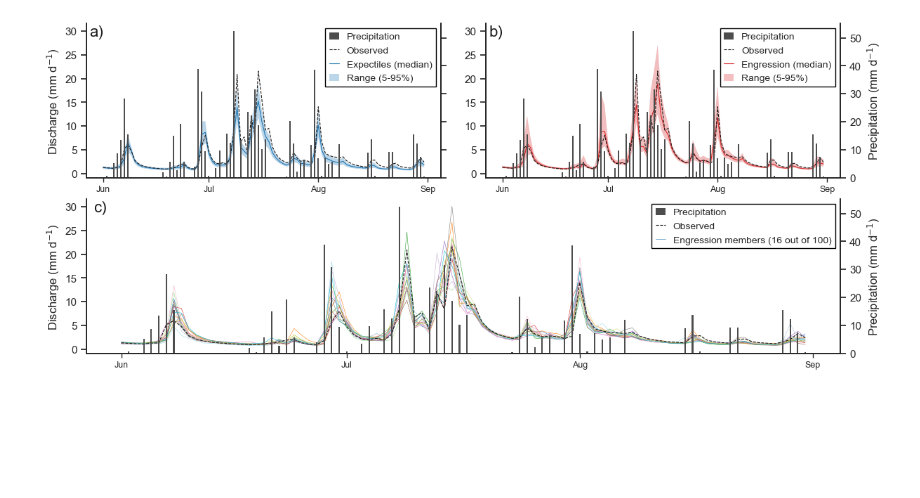
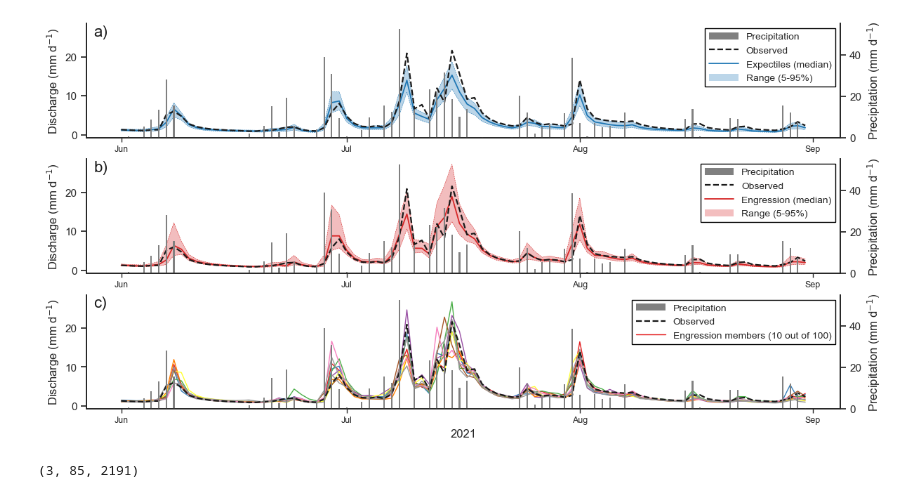
Before and after one commit to bask0/mach-flow-engression, a Jupyter notebook: analysis/code_steven/03_time_series.ipynb, the cells around one changed output. Drawn from its saved outputs; the diff is of its cells as text; code cells hidden in the pictures; blank space fills up the shorter version.

```diff
--- a/analysis/code_steven/03_time_series.ipynb
+++ b/analysis/code_steven/03_time_series.ipynb
@@ -22,12 +22,12 @@ eng = xr.open_zarr(
 ).sel(beta=0.67, esl=5, nl=100).sel(time=slice('2017', '2022'))
 eng = eng.where((eng.folds > 0).compute(), drop=True)[['Qmm', 'Qmm_mod', 'P']].compute()
 # %%
-fig = plt.figure(figsize=(12, 5), constrained_layout=True)
-gs = fig.add_gridspec(2, 2, wspace=0.0)
+fig = plt.figure(figsize=(12, 6), constrained_layout=True)
+gs = fig.add_gridspec(3, 1, wspace=0.0)
 
-ax0 = fig.add_subplot(gs[0, 0])
-ax1 = fig.add_subplot(gs[0, 1], sharey=ax0)
-ax2 = fig.add_subplot(gs[1, :], sharey=ax0)
+ax0 = fig.add_subplot(gs[0])
+ax1 = fig.add_subplot(gs[1], sharey=ax0)
+ax2 = fig.add_subplot(gs[2], sharey=ax0)
 
 time = slice('2021-06', '2021-08')
 station = 'CHFO-0090'
@@ -39,7 +39,7 @@ for i, (name, ds) in enumerate(zip(['Expectiles', 'Engression'], [exp, eng])):
     color = ['tab:blue', 'tab:red'][i]
 
     ds_sel = ds.sel(station=station, time=time)
-    ax.plot(ds_sel.time, ds_sel.Qmm, zorder=20, color='k', ls='--', lw=0.8, label='Observed')
+    ax.plot(ds_sel.time, ds_sel.Qmm, zorder=20, color='k', ls='--', lw=1.6, label='Observed')
 
     if name == 'Engression':
         med = ds_sel.Qmm_mod.median('member')
@@ -50,13 +50,13 @@ for i, (name, ds) in enumerate(zip(['Expectiles', 'Engression'], [exp, eng])):
         low = ds_sel.Qmm_mod.sel(member=0.05, method='nearest')
         high = ds_sel.Qmm_mod.sel(member=0.95, method='nearest')
 
-    ax.plot(ds_sel.time, med, lw=0.8, zorder=10, color=color, alpha=1.0, label=f'{name} (median)')
+    ax.plot(ds_sel.time, med, lw=1.3, zorder=10, color=color, alpha=1.0, label=f'{name} (median)')
     ax.fill_between(ds_sel.time, low, high, ec='none', alpha=0.3, zorder=-10, fc=color, label='Range (5-95%)')
-    # ax.plot(ds_sel.time, low, lw=0.4, zorder=10, color=color)
-    # ax.plot(ds_sel.time, high, lw=0.4, zorder=10, color=color)
+    ax.plot(ds_sel.time, low, lw=0.4, zorder=10, ls='--', color=color)
+    ax.plot(ds_sel.time, high, lw=0.4, zorder=10, ls='--', color=color)
 
     ax_twin = ax.twinx()
-    ax_twin.bar(ds_sel.time, ds_sel.P, fc='0.3', ec='none', alpha=1.0, label='Precipitation', zorder=-10, width=0.4)
+    ax_twin.bar(ds_sel.time, ds_sel.P, fc='0.5', ec='none', alpha=1.0, label='Precipitation', zorder=-10, width=0.2)
 
     ax.spines[['top']].set_visible(False)
     ax_twin.spines[['top']].set_visible(False)
@@ -77,16 +77,19 @@ for i, (name, ds) in enumerate(zip(['Expectiles', 'Engression'], [exp, eng])):
         bbox_to_anchor=(1.0, 1.0),
         ncol=1,
         columnspacing=1,
-        handlelength=1)
+        handlelength=3)
     blend_legend_color_with_alpha(legend=legend, indices=[3], alpha=0.3)
+    # ax.set_ylabel('Discharge (mm d$^{-1}$)')
+    # ax_twin.set_ylabel('Precipitation (mm d$^{-1}$)')
+
+    # if i == 0:
+    #     ax_twin.set_ylabel('')
+    #     ax_twin.set_yticklabels([])
+    # else:
+    #     ax.set_ylabel('')
+
     ax.set_ylabel('Discharge (mm d$^{-1}$)')
     ax_twin.set_ylabel('Precipitation (mm d$^{-1}$)')
-
-    if i == 0:
-        ax_twin.set_ylabel('')
-        ax_twin.set_yticklabels([])
-    else:
-        ax.set_ylabel('')
 
     ax.set_rasterization_zorder(-5)
 
@@ -95,14 +98,14 @@ ax = ax2
 color = 'tab:red'
 
 ds_sel = eng.sel(station=station, time=time)
-ax.plot(ds_sel.time, ds_sel.Qmm, zorder=20, color='k', ls='--', lw=0.8, label='Observed')
+ax.plot(ds_sel.time, ds_sel.Qmm, zorder=20, color='k', ls='--', lw=1.6, label='Observed')
 
 med = ds_sel.Qmm_mod.median('member')
 low = ds_sel.Qmm_mod.quantile(0.05, 'member')
 high = ds_sel.Qmm_mod.quantile(0.95, 'member')
 
-colormap = cm.tab20
-num_members = 16
+colormap = cm.Set1
+num_members = 10
 colors = [colormap(i / (num_members - 1)) for i in range(num_members)]
 for m in range(num_members):
     ax.plot(
@@ -111,12 +114,12 @@ for m in range(num_members):
         zorder=5,
         color=colors[m],
         ls='-',
-        lw=0.4,
+        lw=1.,
         label=f'Engression members ({num_members} out of 100)' if m == 0 else None
     )
 
 ax_twin = ax.twinx()
-ax_twin.bar(ds_sel.time, ds_sel.P, fc='0.3', ec='none', alpha=1.0, label='Precipitation', zorder=-10, width=0.2)
+ax_twin.bar(ds_sel.time, ds_sel.P, fc='0.5', ec='none', alpha=1.0, label='Precipitation', zorder=-10, width=0.2)
 
 ax.spines[['top']].set_visible(False)
 ax_twin.spines[['top']].set_visible(False)
@@ -132,33 +135,35 @@ ax.legend(
     # loc='lower center',
     # bbox_to_anchor=(0.5, 1),
     # ncol=2 if i == 0 else 3,
     loc='upper right',
     bbox_to_anchor=(1.0, 1),
     ncol=1,
     columnspacing=1,
-    handlelength=1)
+    handlelength=3)
 
 ax.set_ylabel('Discharge (mm d$^{-1}$)')
 ax_twin.set_ylabel('Precipitation (mm d$^{-1}$)')
 
 ax.set_rasterization_zorder(-5)
 
-for ax , label in zip([ax0, ax1, ax2], ['a)', 'b)', 'c)']):
+for ax, label in zip([ax0, ax1, ax2], ['a)', 'b)', 'c)']):
     ax.annotate(label, xy=(0.01, 0.99), xycoords='axes fraction', fontsize=16,
                 ha='left', va='top', color='k')
 
     ax.xaxis.set_major_locator(mdates.YearLocator())
     ax.xaxis.set_major_formatter(mdates.DateFormatter('\n%Y'))  # newline to place it below
 
     # Set minor ticks to months
     ax.xaxis.set_minor_locator(mdates.MonthLocator())
     ax.xaxis.set_minor_formatter(mdates.DateFormatter('%b'))
 
     # Show both major and minor tick labels
     ax.tick_params(axis='x', which='major', labelsize=10)
     ax.tick_params(axis='x', which='minor', labelsize=9)
 
+ax.set_xlabel('2021')
+
 fig.autofmt_xdate()
 fig.savefig(SAVE_DIR / 'time_series.eps', dpi=300, bbox_inches='tight')
 # %% [output]
-[figure, old version]
+[figure, new version]
@@ -164,0 +193,4 @@ fig.savefig(SAVE_DIR / 'time_series.eps', dpi=300, bbox_inches='tight')
+# %%
+Qmm_eng_max_val.shape
+# %% [output]
+(3, 85, 2191)
```
Also changed, not shown: parts of 11 cells of this notebook, 8 other files.
